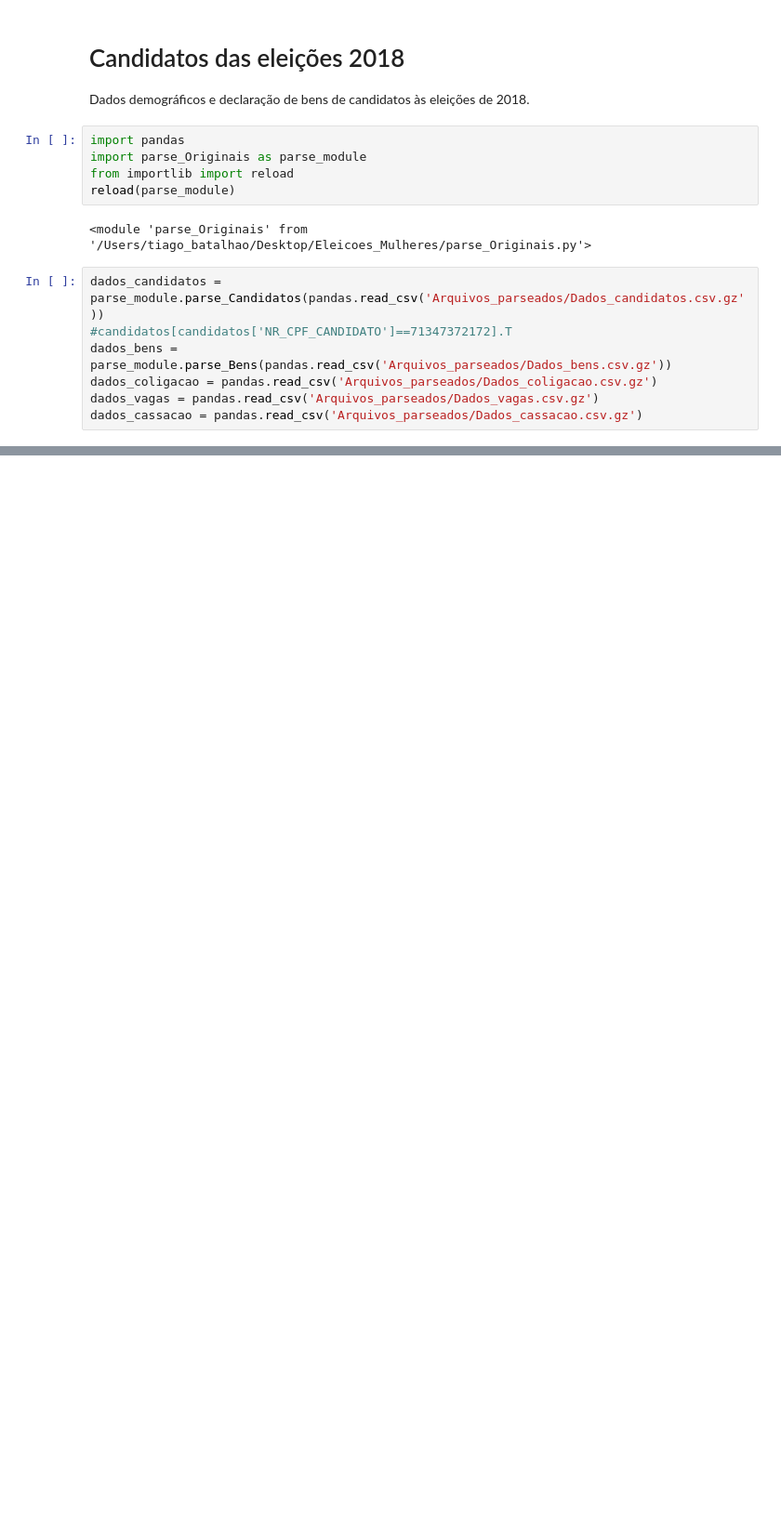
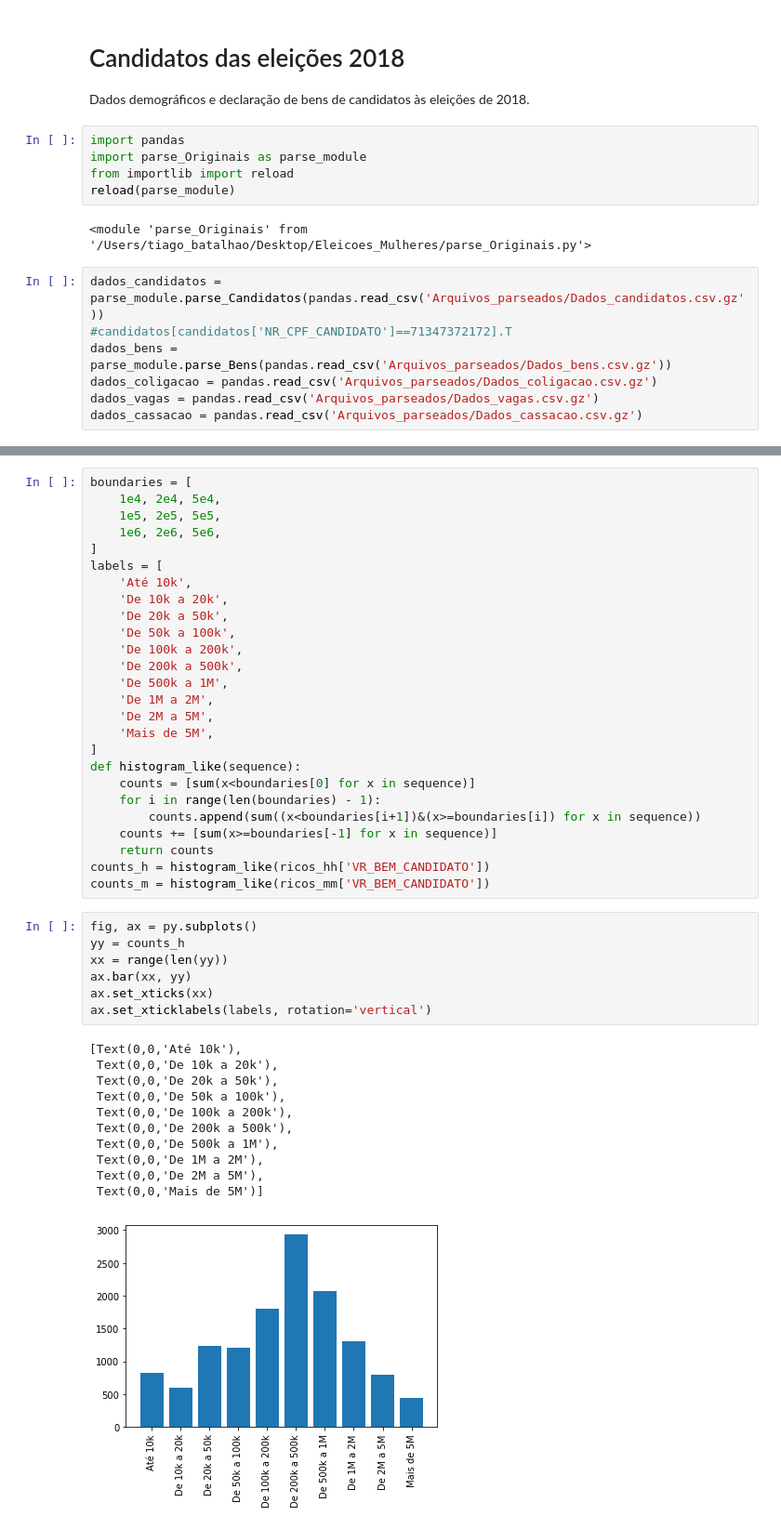
Before and after one commit to tiagobatalhao-luizalabs/Eleicoes, a Jupyter notebook: Exploratorio.ipynb, the cells around one changed output, grey strips where cells are left out. Shown: that part at 93% size. Saved outputs shown, nothing was run; the diff lists cells and outputs as text; blank space fills up the shorter version.

```diff
--- a/Exploratorio.ipynb
+++ b/Exploratorio.ipynb
@@ -22,0 +102,45 @@ dados_cassacao = pandas.read_csv('Arquivos_parseados/Dados_cassacao.csv.gz')
+# %%
+boundaries = [
+    1e4, 2e4, 5e4,
+    1e5, 2e5, 5e5,
+    1e6, 2e6, 5e6,
+]
+labels = [
+    'Até 10k',
+    'De 10k a 20k',
+    'De 20k a 50k',
+    'De 50k a 100k',
+    'De 100k a 200k',
+    'De 200k a 500k',
+    'De 500k a 1M',
+    'De 1M a 2M',
+    'De 2M a 5M',
+    'Mais de 5M',
+]
+def histogram_like(sequence):
+    counts = [sum(x<boundaries[0] for x in sequence)]
+    for i in range(len(boundaries) - 1):
+        counts.append(sum((x<boundaries[i+1])&(x>=boundaries[i]) for x in sequence))
+    counts += [sum(x>=boundaries[-1] for x in sequence)]
+    return counts
+counts_h = histogram_like(ricos_hh['VR_BEM_CANDIDATO'])
+counts_m = histogram_like(ricos_mm['VR_BEM_CANDIDATO'])
+# %%
+fig, ax = py.subplots()
+yy = counts_h
+xx = range(len(yy))
+ax.bar(xx, yy)
+ax.set_xticks(xx)
+ax.set_xticklabels(labels, rotation='vertical')
+# %% [output]
+[Text(0,0,'Até 10k'),
+ Text(0,0,'De 10k a 20k'),
+ Text(0,0,'De 20k a 50k'),
+ Text(0,0,'De 50k a 100k'),
+ Text(0,0,'De 100k a 200k'),
+ Text(0,0,'De 200k a 500k'),
+ Text(0,0,'De 500k a 1M'),
+ Text(0,0,'De 1M a 2M'),
+ Text(0,0,'De 2M a 5M'),
+ Text(0,0,'Mais de 5M')]
+[figure, added]
```
Also changed, not shown: parts of 37 cells of this notebook.
